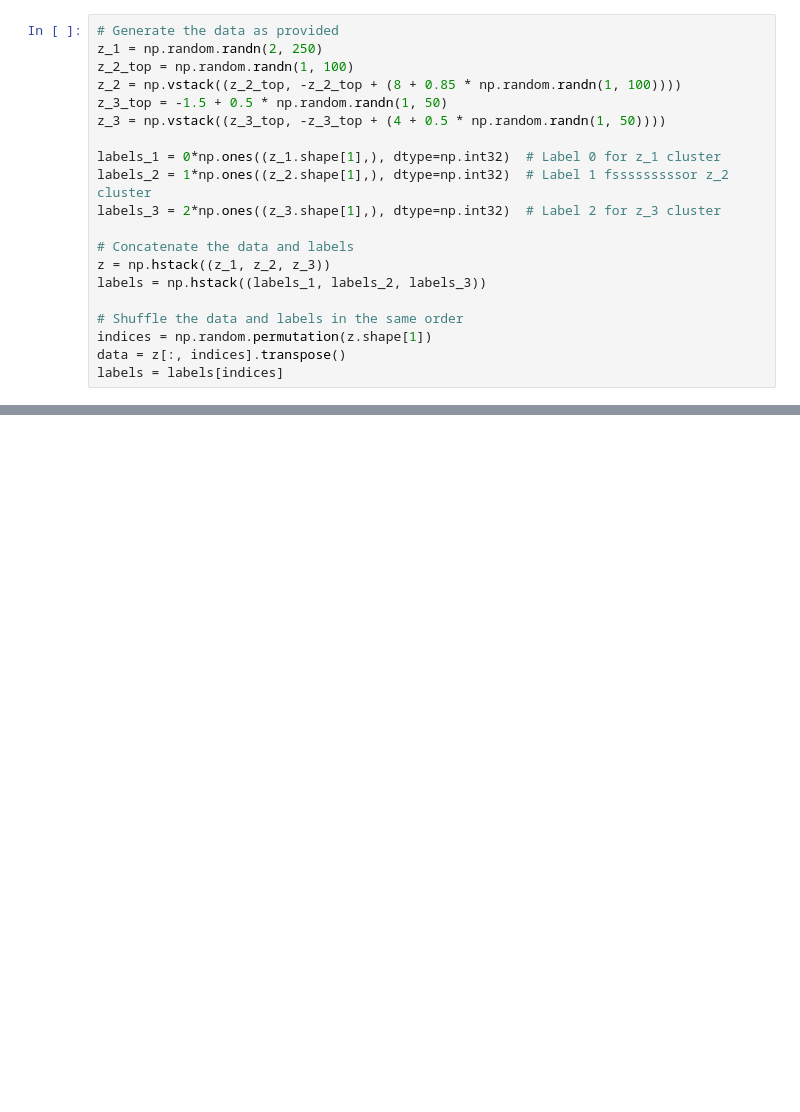
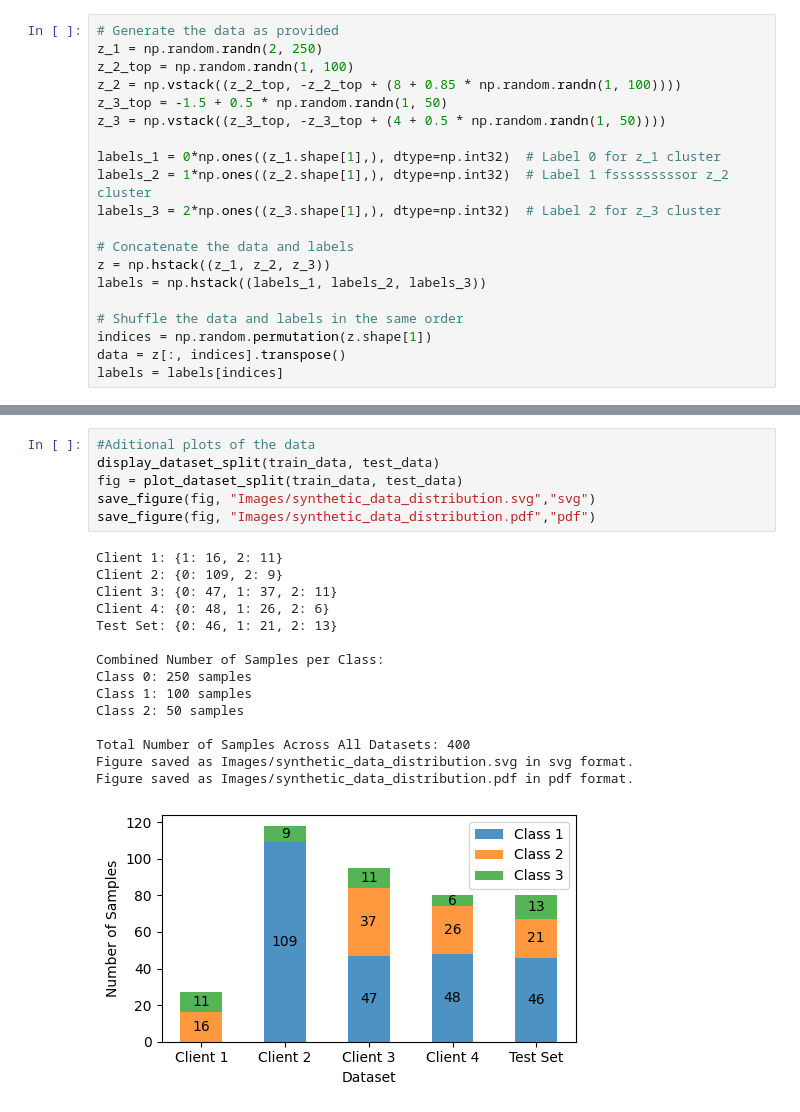
Before and after one commit to mihaozbot/eGAUSSp_Python, a Jupyter notebook: synthetic_experiment.ipynb, the cells around one changed output, grey strips where cells are left out. Cells and saved outputs as stored; diff of their text form; blank space fills up the shorter version.

```diff
--- a/synthetic_experiment.ipynb
+++ b/synthetic_experiment.ipynb
@@ -167,0 +199,22 @@ TypeError: calculate_unsupervised_metrics() missing 2 required positional argume
+# %%
+#Aditional plots of the data
+display_dataset_split(train_data, test_data)
+fig = plot_dataset_split(train_data, test_data)
+save_figure(fig, "Images/synthetic_data_distribution.svg","svg")
+save_figure(fig, "Images/synthetic_data_distribution.pdf","pdf")
+# %% [output]
+Client 1: {1: 16, 2: 11}
+Client 2: {0: 109, 2: 9}
+Client 3: {0: 47, 1: 37, 2: 11}
+Client 4: {0: 48, 1: 26, 2: 6}
+Test Set: {0: 46, 1: 21, 2: 13}
+
+Combined Number of Samples per Class:
+Class 0: 250 samples
+Class 1: 100 samples
+Class 2: 50 samples
+
+Total Number of Samples Across All Datasets: 400
+Figure saved as Images/synthetic_data_distribution.svg in svg format.
+Figure saved as Images/synthetic_data_distribution.pdf in pdf format.
+[figure, added]
```
Also changed, not shown: parts of 5 cells of this notebook, 17 other files.
